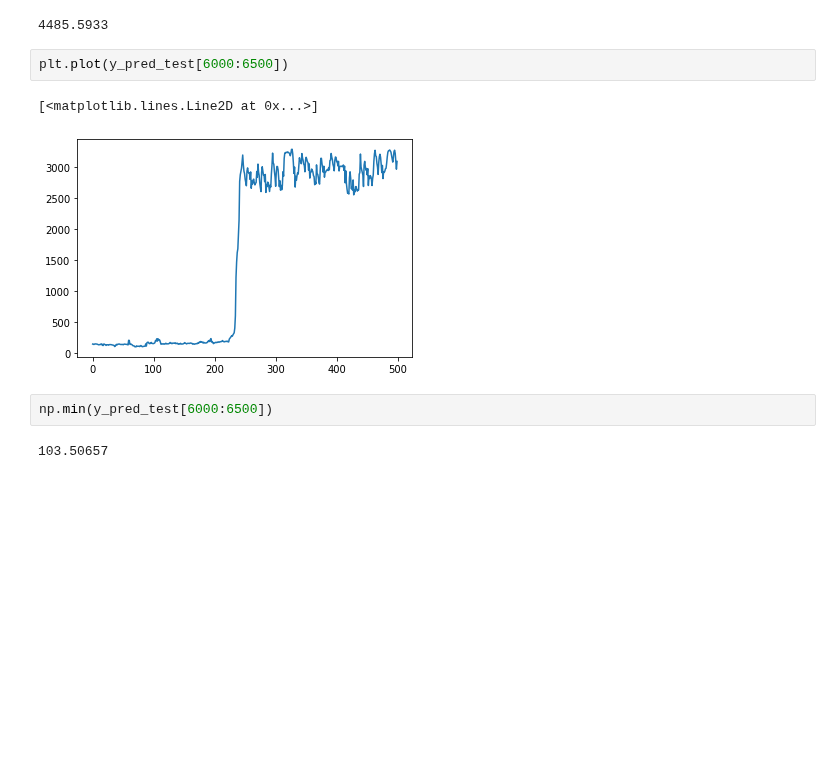
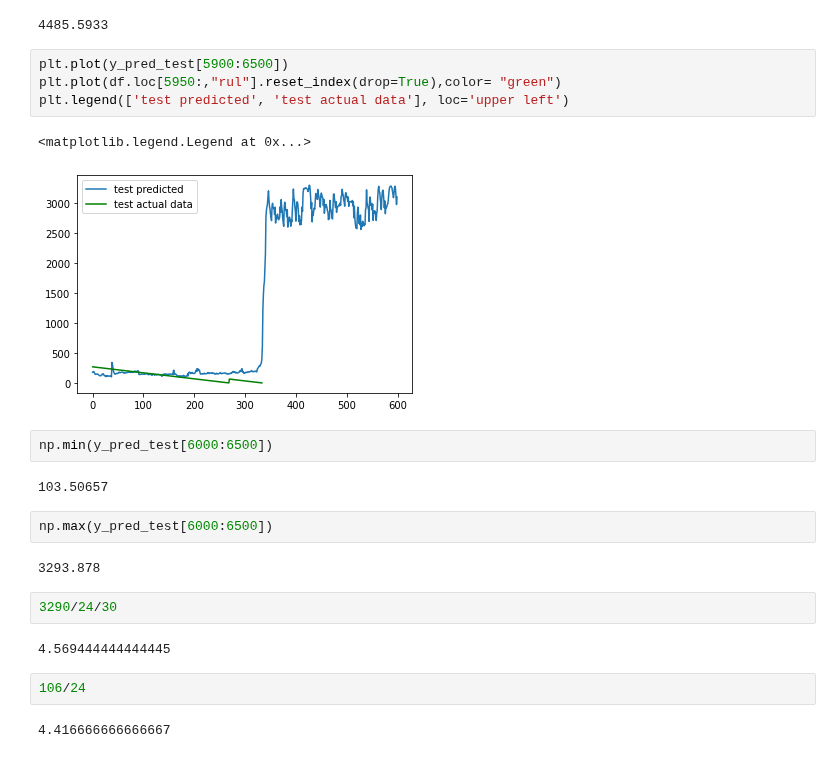
Before and after one commit to MustafaBozkurt84/predictive-maintanance-LSTM, a Jupyter notebook: Lstm_Predictive_maintenance_regression.ipynb, the cells around one changed output. Drawn from its saved outputs; the diff is of its cells as text; blank space fills up the shorter version.

```diff
--- a/Lstm_Predictive_maintenance_regression.ipynb
+++ b/Lstm_Predictive_maintenance_regression.ipynb
@@ -463,12 +463,26 @@ np.min(y_pred_test)
 np.max(y_pred_test)
 # %% [output]
 4485.5933
-# %%
-plt.plot(y_pred_test[6000:6500])
-# %% [output]
-[<matplotlib.lines.Line2D at 0x...>]
-[figure, removed]
+# %%
+plt.plot(y_pred_test[5900:6500])
+plt.plot(df.loc[5950:,"rul"].reset_index(drop=True),color= "green")
+plt.legend(['test predicted', 'test actual data'], loc='upper left')
+# %% [output]
+<matplotlib.legend.Legend at 0x...>
+[figure, added]
 # %%
 np.min(y_pred_test[6000:6500])
 # %% [output]
 103.50657
+# %%
+np.max(y_pred_test[6000:6500])
+# %% [output]
+3293.878
+# %%
+3290/24/30
+# %% [output]
+4.569444444444445
+# %%
+106/24
+# %% [output]
+4.416666666666667
```
